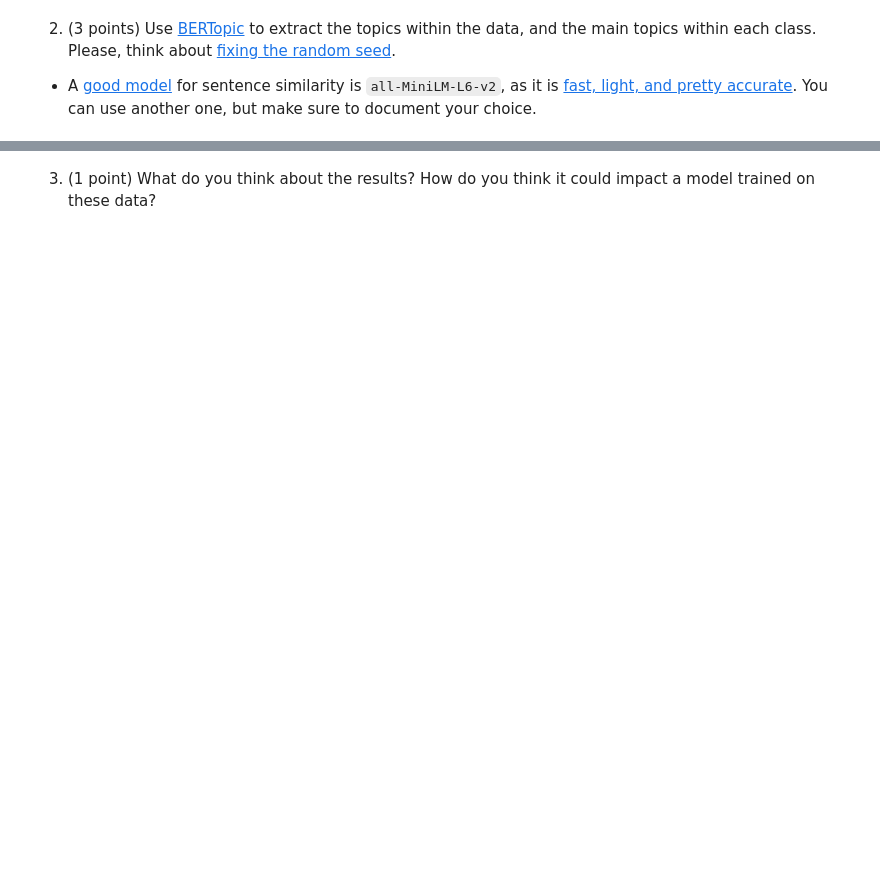
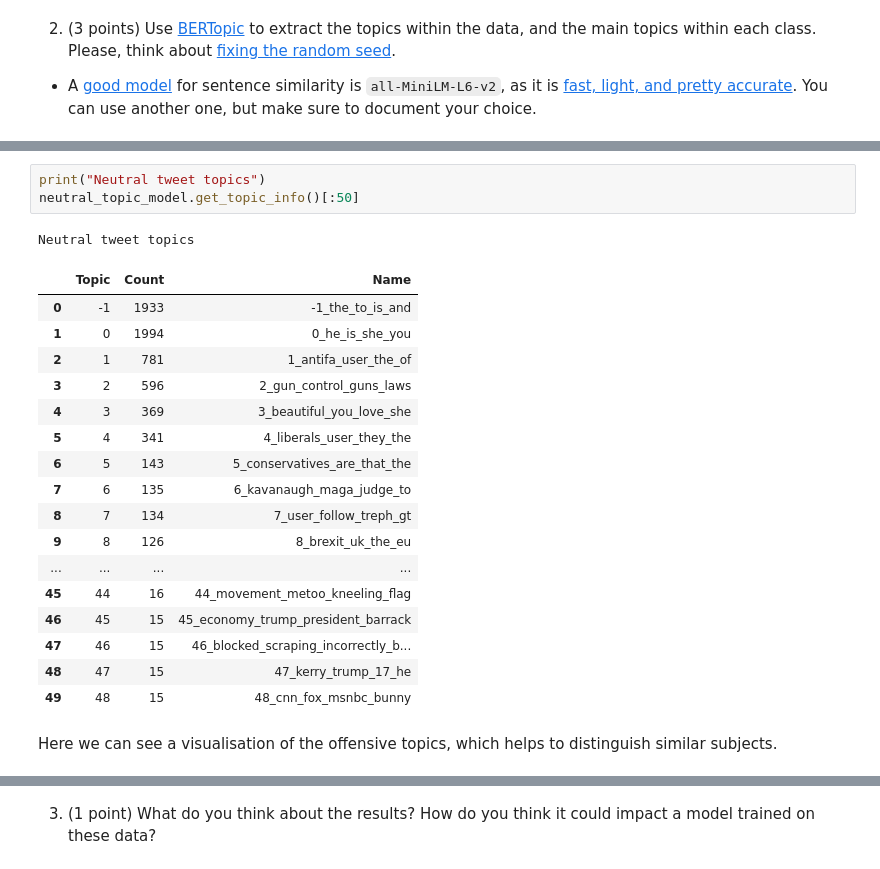
Before and after one commit to YacineAnane/NLP-project, a Jupyter notebook: NLP2/Lab08/NLP_lab08.ipynb, the cells around one changed output, grey strips where cells are left out. Saved outputs shown, nothing was run; the diff lists cells and outputs as text; blank space fills up the shorter version.

```diff
--- a/NLP2/Lab08/NLP_lab08.ipynb
+++ b/NLP2/Lab08/NLP_lab08.ipynb
@@ -123,0 +178,24 @@ Non-hateful tweets topics:
+# %%
+print("Neutral tweet topics")
+neutral_topic_model.get_topic_info()[:50]
+# %% [output]
+Neutral tweet topics
+|  | Topic | Count | Name |
+| 0 | -1 | 1933 | -1_the_to_is_and |
+| 1 | 0 | 1994 | 0_he_is_she_you |
+| 2 | 1 | 781 | 1_antifa_user_the_of |
+| 3 | 2 | 596 | 2_gun_control_guns_laws |
+| 4 | 3 | 369 | 3_beautiful_you_love_she |
+| 5 | 4 | 341 | 4_liberals_user_they_the |
+| 6 | 5 | 143 | 5_conservatives_are_that_the |
+| 7 | 6 | 135 | 6_kavanaugh_maga_judge_to |
+| 8 | 7 | 134 | 7_user_follow_treph_gt |
+| 9 | 8 | 126 | 8_brexit_uk_the_eu |
+| ... | ... | ... | ... |
+| 45 | 44 | 16 | 44_movement_metoo_kneeling_flag |
+| 46 | 45 | 15 | 45_economy_trump_president_barrack |
+| 47 | 46 | 15 | 46_blocked_scraping_incorrectly_b... |
+| 48 | 47 | 15 | 47_kerry_trump_17_he |
+| 49 | 48 | 15 | 48_cnn_fox_msnbc_bunny |
+# %% [markdown]
+Here we can see a visualisation of the offensive topics, which helps to distinguish similar subjects.
```
Also changed, not shown: parts of 36 cells of this notebook, 6 other files.
